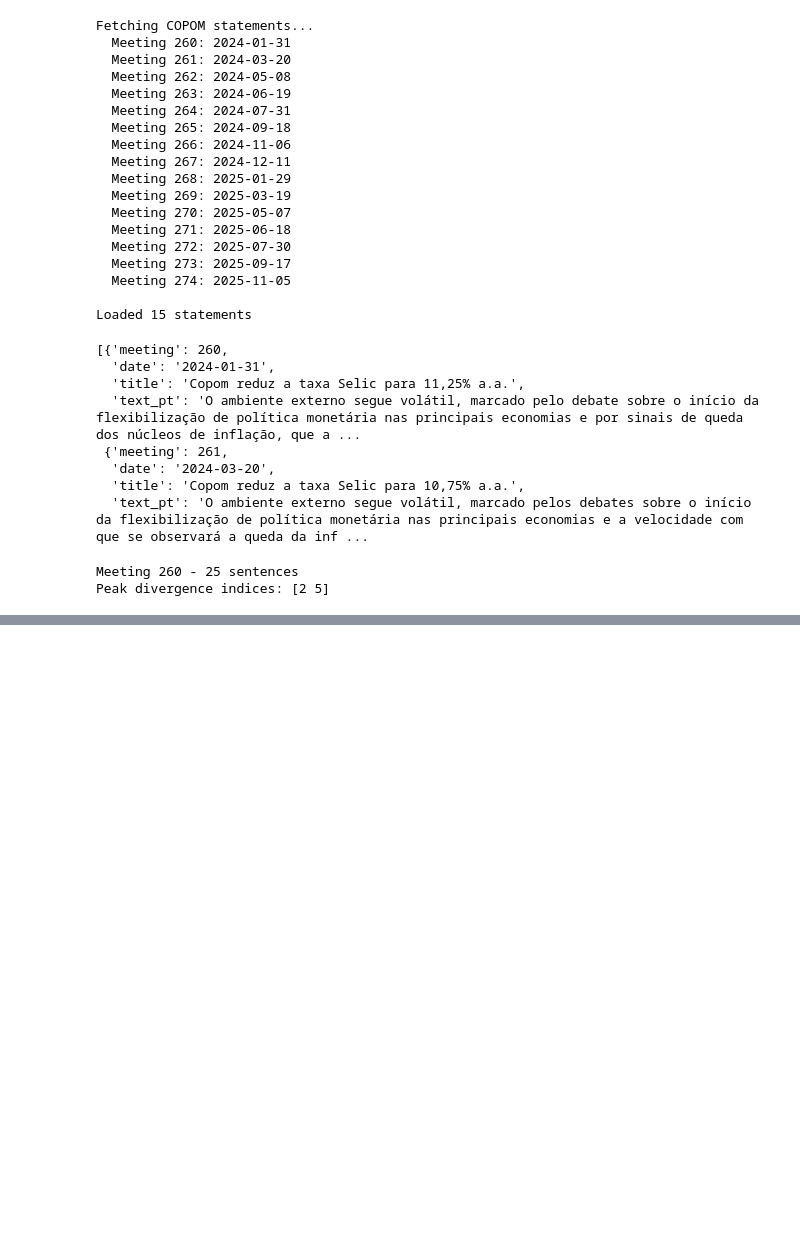
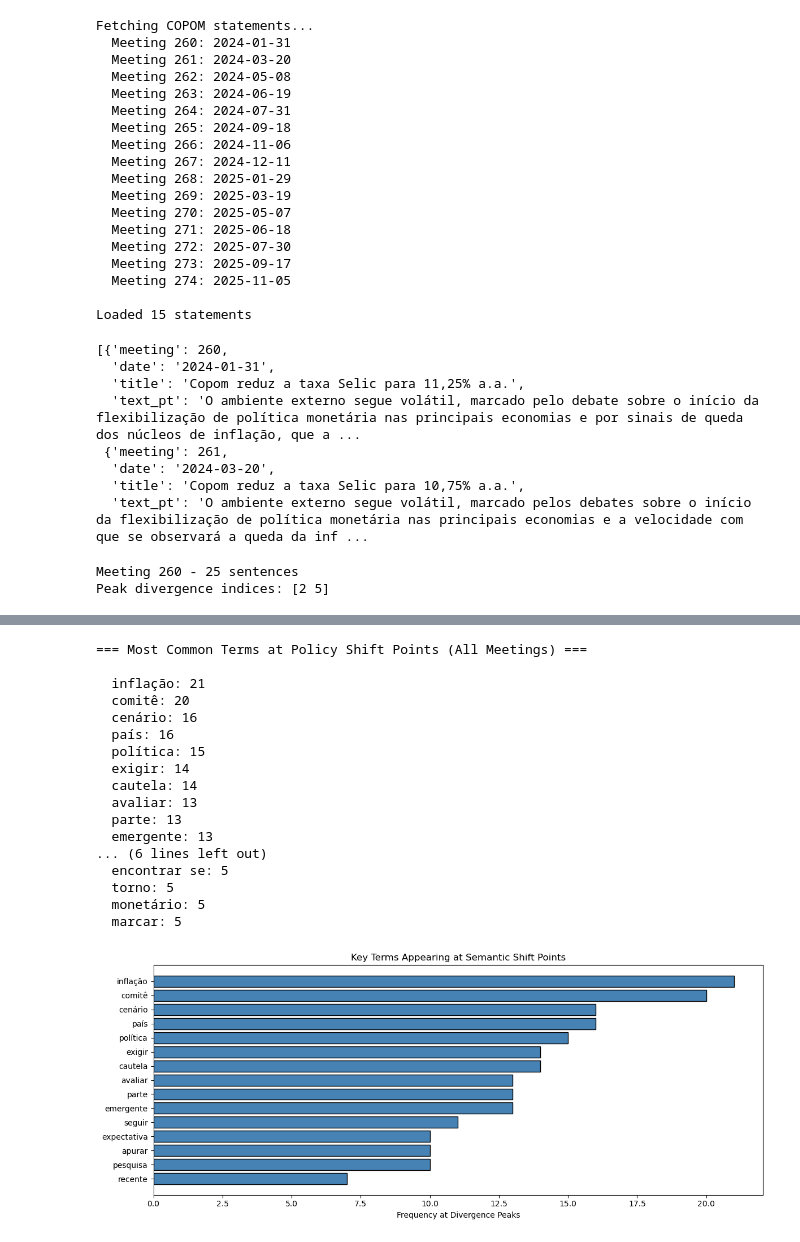
Before and after one commit to albertokgs/hello-nlp, a Jupyter notebook: notebooks/keras-temp.ipynb, the cells around one changed output, grey strips where cells are left out. Cells and saved outputs as stored; diff of their text form; code cells hidden in the pictures; blank space fills up the shorter version.

```diff
--- a/notebooks/keras-temp.ipynb
+++ b/notebooks/keras-temp.ipynb
@@ -195,0 +302,53 @@ for p in r["peaks"][:5]:  # Top 5 peaks
+# %%
+# === 4) Keyword/Topic extraction at divergence peaks ===
+from collections import Counter
+
+def extract_keywords(sentences, peaks, top_n=10):
+    """Extract most common nouns/verbs at peak divergence points"""
+    peak_tokens = []
+    for p in peaks:
+        if p < len(sentences):
+            doc = nlp(sentences[p])
+            for token in doc:
+                if token.pos_ in ['NOUN', 'VERB', 'ADJ'] and len(token.text) > 3:
+                    peak_tokens.append(token.lemma_.lower())
+    return Counter(peak_tokens).most_common(top_n)
+
+# Aggregate keywords from all meetings' peaks
+all_peak_keywords = Counter()
+for r in results:
+    kw = extract_keywords(r["sentences"], r["peaks"], top_n=20)
+    all_peak_keywords.update(dict(kw))
+
+print("=== Most Common Terms at Policy Shift Points (All Meetings) ===\n")
+for word, count in all_peak_keywords.most_common(20):
+    print(f"  {word}: {count}")
+
+# Plot keyword frequency
+fig, ax = plt.subplots(figsize=(12, 5))
+top_words = all_peak_keywords.most_common(15)
+words, counts = zip(*top_words)
+ax.barh(words[::-1], counts[::-1], color='steelblue', edgecolor='black')
+ax.set_xlabel("Frequency at Divergence Peaks")
+ax.set_title("Key Terms Appearing at Semantic Shift Points")
+plt.tight_layout()
+plt.show()
+# %% [output]
+=== Most Common Terms at Policy Shift Points (All Meetings) ===
+
+  inflação: 21
+  comitê: 20
+  cenário: 16
+  país: 16
+  política: 15
+  exigir: 14
+  cautela: 14
+  avaliar: 13
+  parte: 13
+  emergente: 13
+... (6 lines left out)
+  encontrar se: 5
+  torno: 5
+  monetário: 5
+  marcar: 5
+[figure, added]
```
Also changed, not shown: parts of 4 cells of this notebook.
